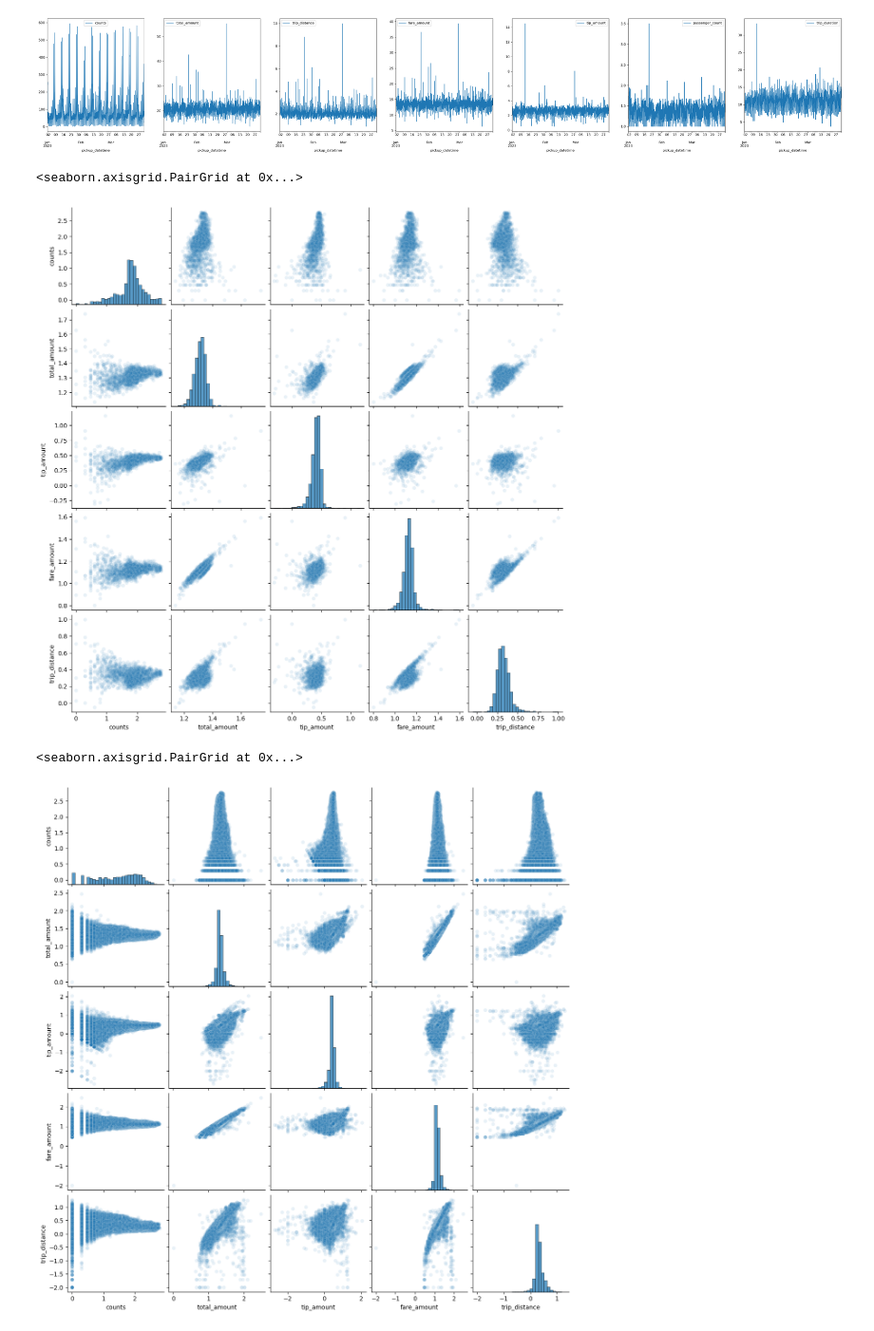
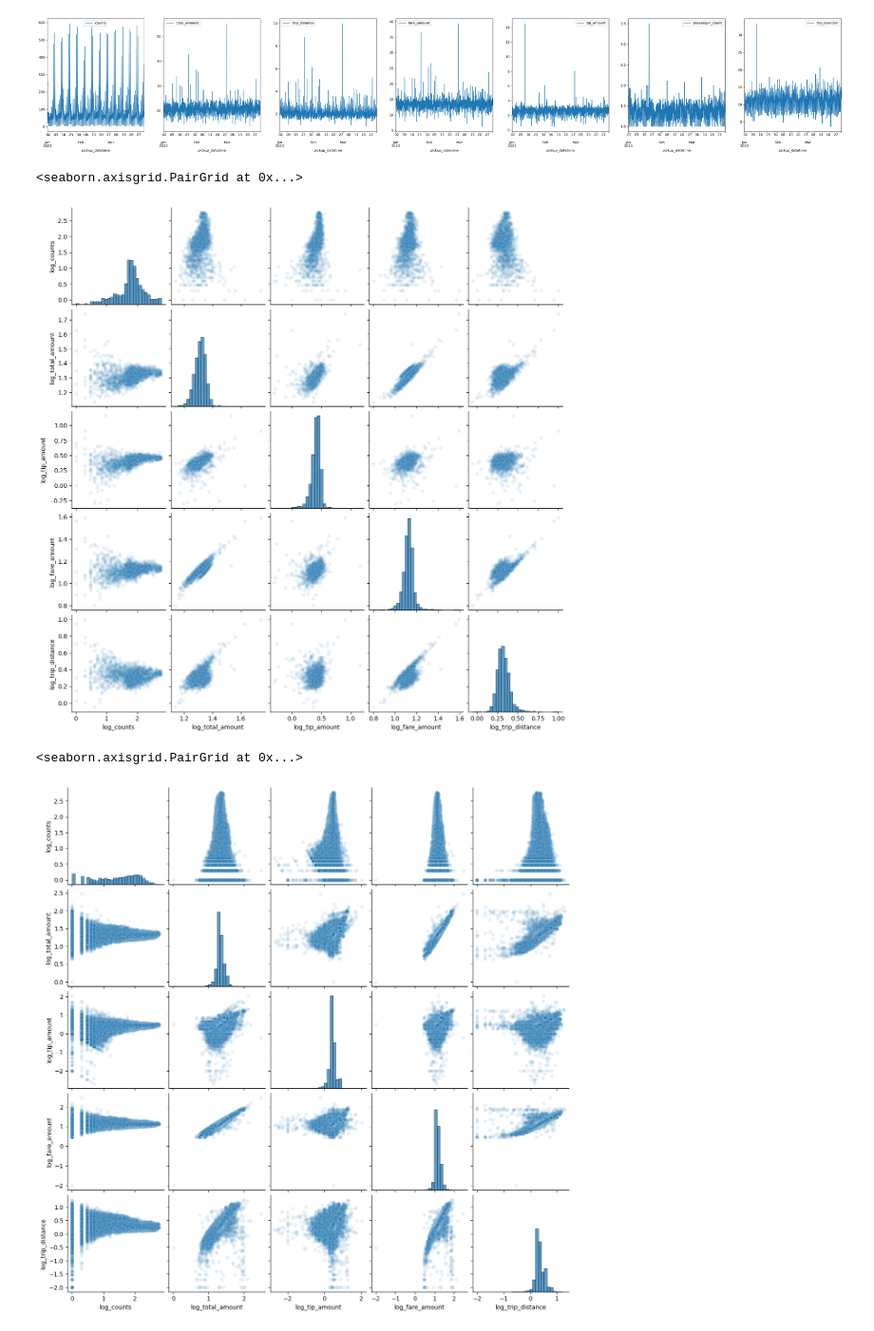
Before and after one commit to edwarddramirez/taxi-forecast, a Jupyter notebook: notebooks/00_a_data_summary.ipynb, the cells around one changed output. Shown at 95% size. Cells and saved outputs as stored; diff of their text form; code cells hidden in the pictures.

```diff
--- a/notebooks/00_a_data_summary.ipynb
+++ b/notebooks/00_a_data_summary.ipynb
@@ -206,7 +209,7 @@ We consider East Village for some basic data visualization.
 For a simple Tableau App displaying the count data per taxi zone, see this [Link](https://public.tableau.com/app/profile/edward.ramirez/viz/taxi_map_with_taxi_zones/Dashboard?publish=yes). For the development of this, see `data_processing/99_tableau_processing.ipynb`.
 # %%
 # time series data for zone 79
-ts_z = ts_p[ts_p['PULocationID'] == 79] # equivalent for route-level data: ts_z = pr.route_to_pulocation(ts, 4)
+ts_z = ts_p[ts_p['PULocationID'] == 79].copy() # equivalent for route-level data: ts_z = pr.route_to_pulocation(ts, 4)
 fig, axes = plt.subplots(figsize = (6*7, 6), dpi = 120, nrows = 1, ncols = 7)
 for i, col in enumerate(['counts', 'total_amount', 'trip_distance', 'fare_amount', 'tip_amount', 'passenger_count', 'trip_duration']):
     ts_z.plot(x = 'pickup_datetime', y = col, ax = axes[i])
@@ -215,14 +218,20 @@ for i, col in enumerate(['counts', 'total_amount', 'trip_distance', 'fare_amount
 # %%
 # time series data for zone 79
 features = ['counts', 'total_amount', 'tip_amount', 'fare_amount', 'trip_distance']
-sns.pairplot(np.log10(ts_79[features]), diag_kws = {'bins': 30}, plot_kws = {'alpha': 0.1})
+for f in features:
+    ts_z['log_' + f] = np.log10(ts_z[f].values)
+log_features = ['log_' + f for f in features]
+sns.pairplot(ts_z[log_features], diag_kws = {'bins': 30}, plot_kws = {'alpha': 0.1})
 # %% [output]
 <seaborn.axisgrid.PairGrid at 0x...>
-[figure, old version]
+[figure, new version]
 # %%
 # time series data for all zones
 features = ['counts', 'total_amount', 'tip_amount', 'fare_amount', 'trip_distance']
-sns.pairplot(np.log10(ts[features]), diag_kws = {'bins': 30}, plot_kws = {'alpha': 0.1})
+for f in features:
+    ts_p['log_' + f] = np.log10(ts_p[f].values)
+log_features = ['log_' + f for f in features]
+sns.pairplot(ts_p[log_features], diag_kws = {'bins': 30}, plot_kws = {'alpha': 0.1})
 # %% [output]
 <seaborn.axisgrid.PairGrid at 0x...>
-[figure, old version]
+[figure, new version]
```
Also changed, not shown: parts of 1 cell of this notebook, 1 other file.
